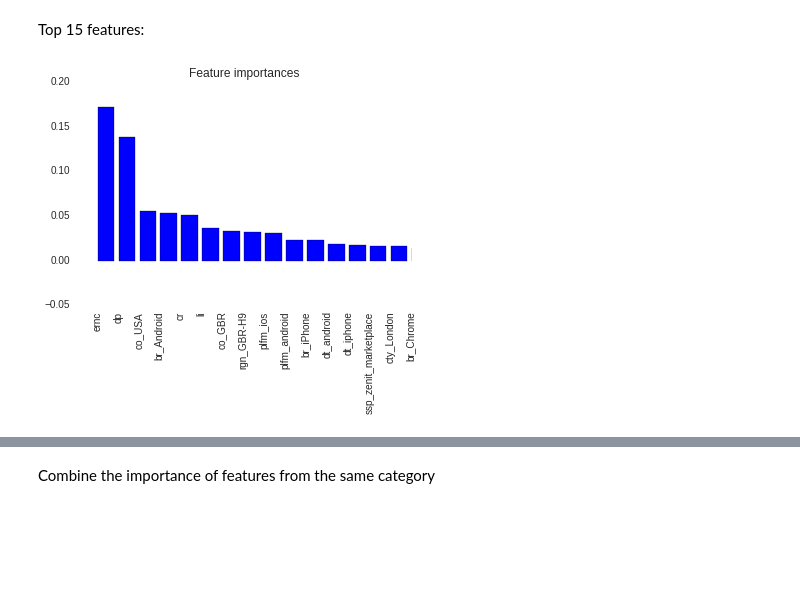
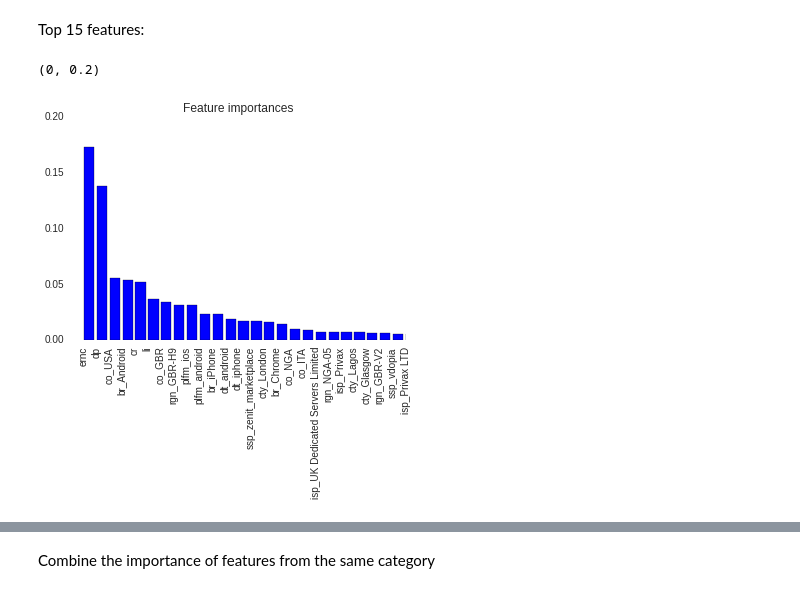
Before and after one commit to hellowendy/Insight_Data_Science, a Jupyter notebook: notebook/Zenit_data_explotary.ipynb, the cells around one changed output, grey strips where cells are left out. Drawn from its saved outputs; the diff is of its cells as text; code cells hidden in the pictures; blank space fills up the shorter version.

```diff
--- a/notebook/Zenit_data_explotary.ipynb
+++ b/notebook/Zenit_data_explotary.ipynb
@@ -999,9 +1022,11 @@ Top 15 features:
 # %%
 plt.figure()
 plt.title("Feature importances")
 plt.bar(range(len(importances)), importances[indices],color="b")
 plt.xticks(range(len(importances)), train1.columns[indices], rotation='vertical')
-plt.xlim([-1, 15])
-plt.savefig("../fig/20150610_RF_feature_top_15.png",format='png')
+plt.xlim([-1, 25])
+plt.ylim([0, 0.2])
+#plt.savefig("../fig/20150610_RF_feature_top_30.png",format='png')
 # %% [output]
+(0, 0.2)
-[figure, old version]
+[figure, new version]
```
Also changed, not shown: parts of 56 cells of this notebook.
